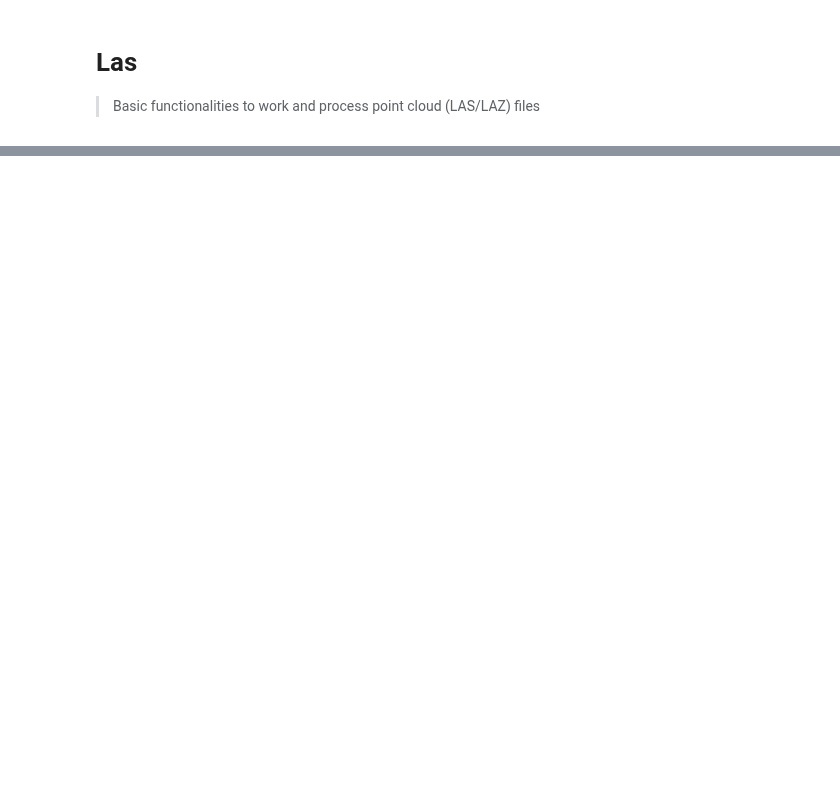
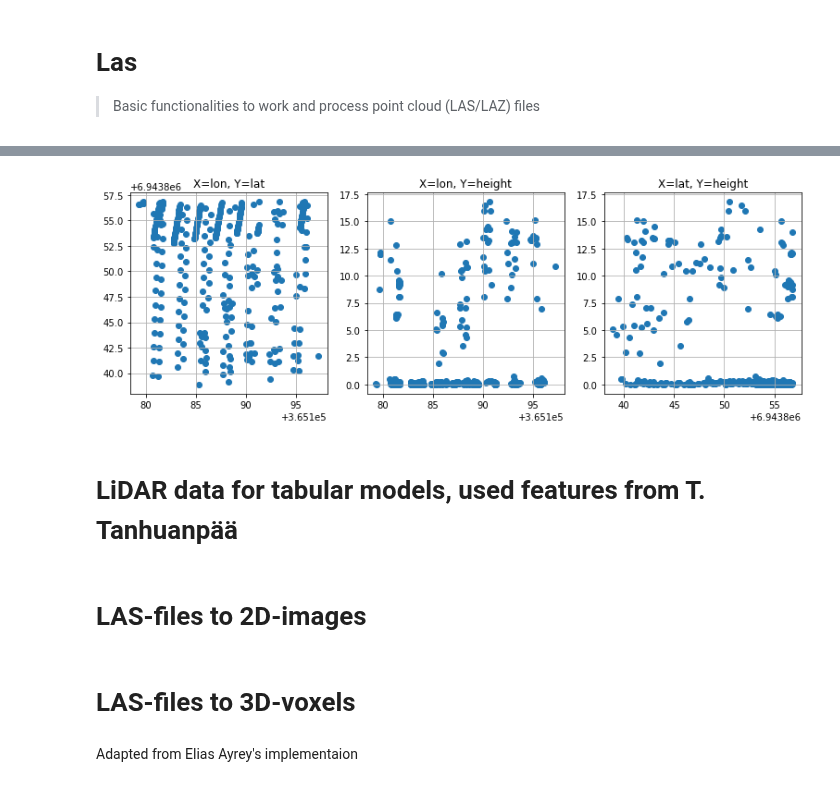
Before and after one commit to mayrajeo/enveco, a Jupyter notebook: nbs/01_las.ipynb, the cells around one changed output, grey strips where cells are left out. Saved outputs shown, nothing was run; the diff lists cells and outputs as text; code cells hidden in the pictures; blank space fills up the shorter version.

```diff
--- a/nbs/01_las.ipynb
+++ b/nbs/01_las.ipynb
@@ -306,0 +60,33 @@ Name: pene, dtype: float64
+# %%
+# export
+def plot_2d_views(lasfile:laspy.file.File)-> plt.Axes:
+    "Return X-Y, X-Z and Y-Z -views from lasfile"
+    points = lasfile.points.copy()
+    las_scaleX = lasfile.header.scale[0]
+    las_scaleY = lasfile.header.scale[1]
+    las_scaleZ = lasfile.header.scale[2]
+    las_offsetX = lasfile.header.offset[0]
+    las_offsetY = lasfile.header.offset[1]
+    las_offsetZ = lasfile.header.offset[2]
+
+    p_X = np.array((points['point']['X'] * las_scaleX) + las_offsetX)
+    p_Y = np.array((points['point']['Y'] * las_scaleY) + las_offsetY)
+    p_Z = np.array((points['point']['Z'] * las_scaleZ) + las_offsetZ)
+    fig, axs = plt.subplots(1,3, figsize=(13,4))
+    axs[0].scatter(p_X, p_Y)
+    axs[0].grid()
+    axs[0].set_title('X=lon, Y=lat')
+    axs[1].scatter(p_X, p_Z)
+    axs[1].grid()
+    axs[1].set_title('X=lon, Y=height')
+    axs[2].scatter(p_Y, p_Z)
+    axs[2].grid()
+    axs[2].set_title('X=lat, Y=height')
+    return axs
+# %%
+plot_2d_views(data)
+plt.show()
+# %% [output]
+[figure, added]
+# %% [markdown]
+# LiDAR data for tabular models, used features from T. Tanhuanpää
@@ -306,0 +182,2 @@ Name: pene, dtype: float64
+# %% [markdown]
+# LAS-files to 2D-images
@@ -306,0 +186,4 @@ Name: pene, dtype: float64
+# %% [markdown]
+# LAS-files to 3D-voxels
+# %% [markdown]
+Adapted from Elias Ayrey's implementaion
```
Also changed, not shown: parts of 46 cells of this notebook, 8 other files.
